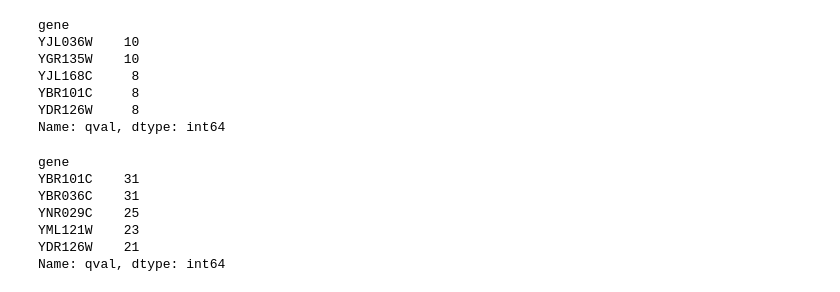
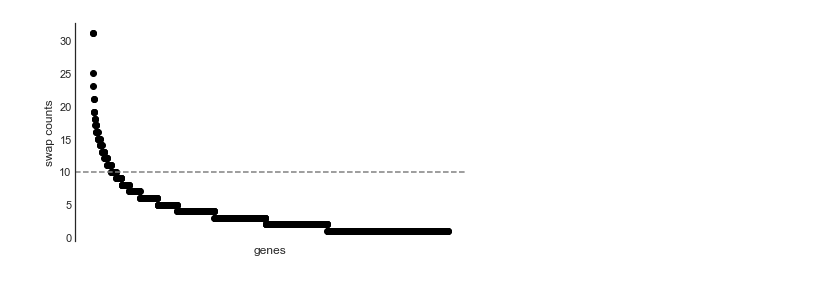
Before and after one commit to mgalardini/2018koyeast, a Jupyter notebook: notebooks/deviations.ipynb, the cells around one changed output. Cells and saved outputs as stored; diff of their text form; code cells hidden in the pictures.

```diff
--- a/notebooks/deviations.ipynb
+++ b/notebooks/deviations.ipynb
@@ -88,22 +92,21 @@ plt.tight_layout()
 # %%
-v = d.loc[('S288C', 'UWOP'), ].reset_index().set_index('gene').loc[genes]
-v[v['qval'] < 0.01].groupby('gene').count()['qval'].sort_values(ascending=False).head()
+v = d.reset_index().set_index('gene').loc[genes]
+v = v[v['qval'] < 0.01].groupby('gene').count()['qval'].sort_values(ascending=False)
+idx = v.index
+
+plt.figure(figsize=(7, 4))
+
+plt.plot(range(v.shape[0]),
+         v,
+         'ko')
+
+plt.axhline(10,
+            linestyle='dashed',
+            color='grey')
+
+plt.xticks([])
+plt.ylabel('swap counts')
+plt.xlabel('genes')
+sns.despine(bottom=True);
 # %% [output]
-gene
-YJL036W    10
-YGR135W    10
-YJL168C     8
-YBR101C     8
-YDR126W     8
-Name: qval, dtype: int64
+[figure, added]
-# %%
-v = d.reset_index().set_index('gene').loc[genes]
-v[v['qval'] < 0.01].groupby('gene').count()['qval'].sort_values(ascending=False).head()
-# %% [output]
-gene
-YBR101C    31
-YBR036C    31
-YNR029C    25
-YML121W    23
-YDR126W    21
-Name: qval, dtype: int64
```
Also changed, not shown: parts of 18 cells of this notebook.
